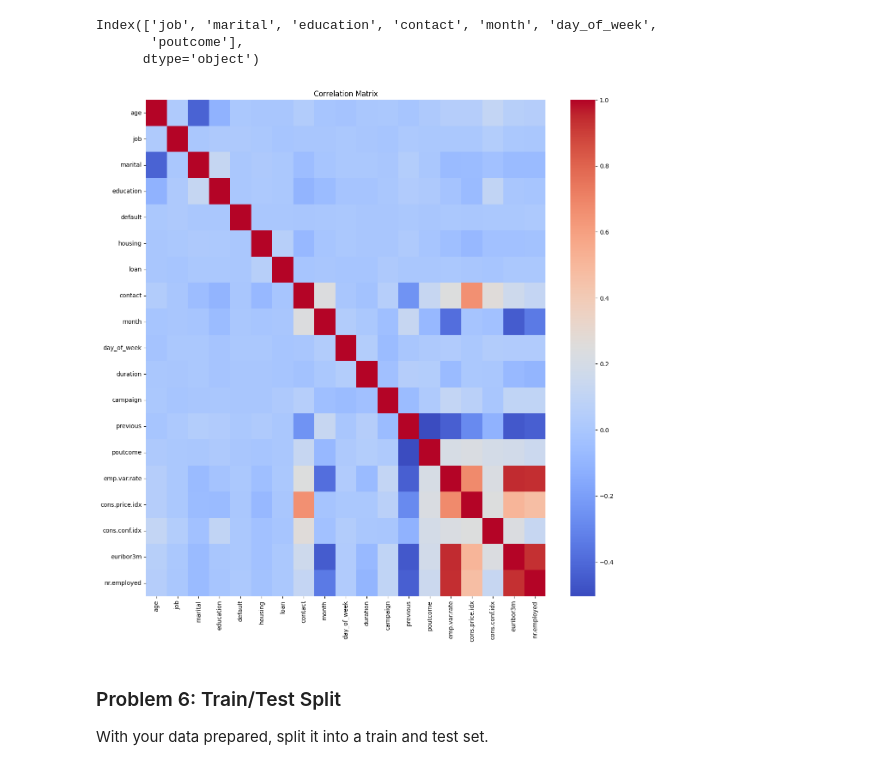
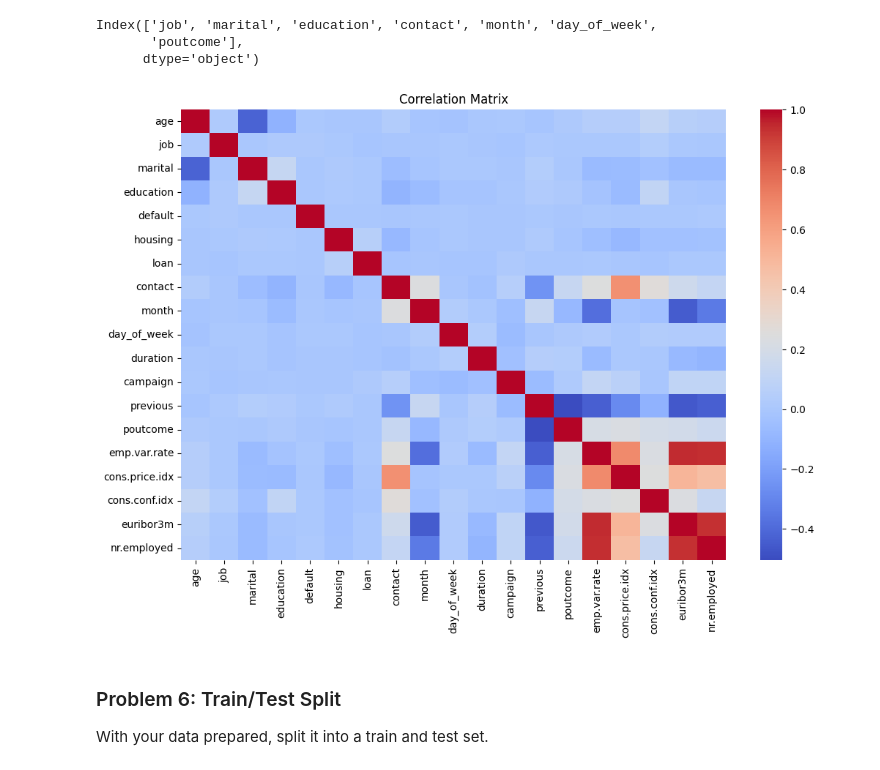
Before and after one commit to purnachand1186/bankMarketing_ML, a Jupyter notebook: prompt_III.ipynb, the cells around one changed output. Drawn from its saved outputs; the diff is of its cells as text; code cells hidden in the pictures.

```diff
--- a/prompt_III.ipynb
+++ b/prompt_III.ipynb
@@ -486,13 +492,14 @@ int_index = integer_columns.tolist()
 int_index.remove('y')
 integer_columns = pd.Index(int_index)
 # %%
-fig, ax = plt.subplots(figsize=(15, 15))
+#draw heat map / correlation diagram for numberical columns
+fig, ax = plt.subplots(figsize=(12,8))
 sns.heatmap(df[integer_columns].corr(method='spearman'), annot=False, cmap='coolwarm')
 plt.title('Correlation Matrix')
 plt.savefig('images/correlation_matrix.jpeg')
 plt.show()
 # %% [output]
-[figure, old version]
+[figure, new version]
 # %%
 
 
```
Also changed, not shown: parts of 11 cells of this notebook.
